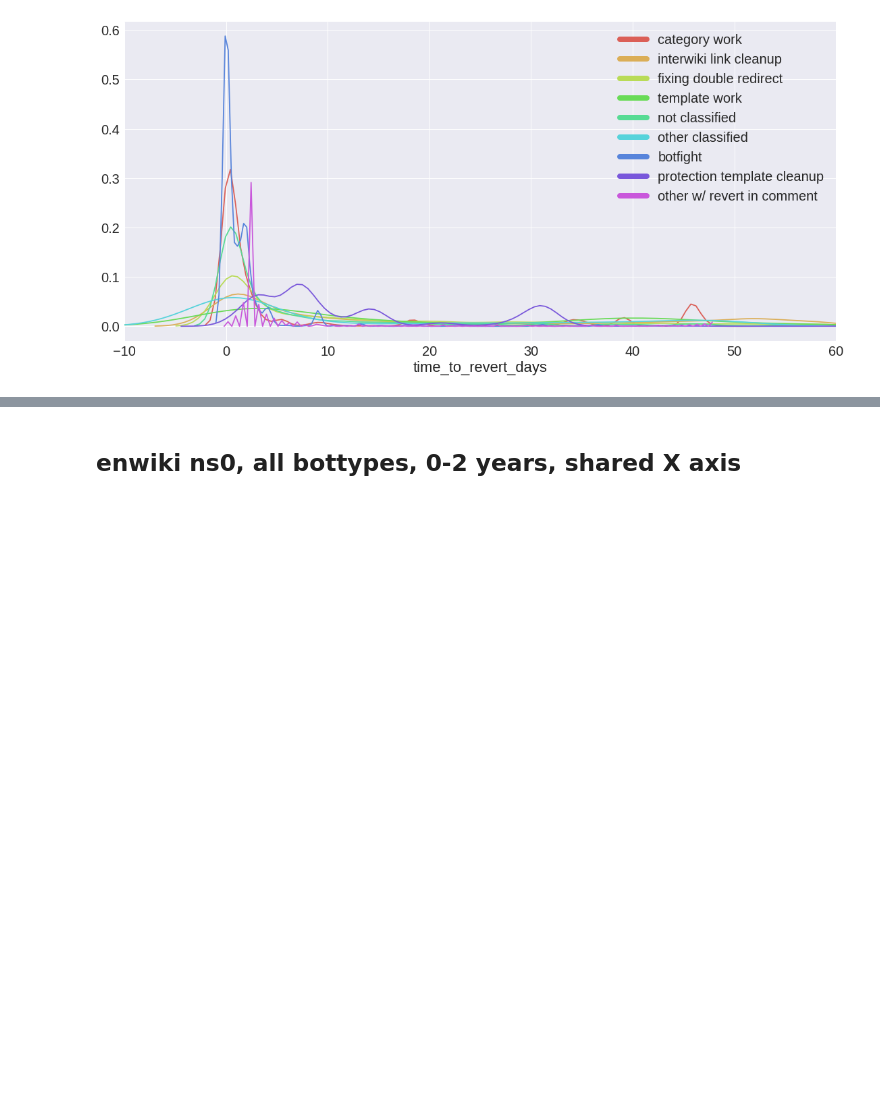
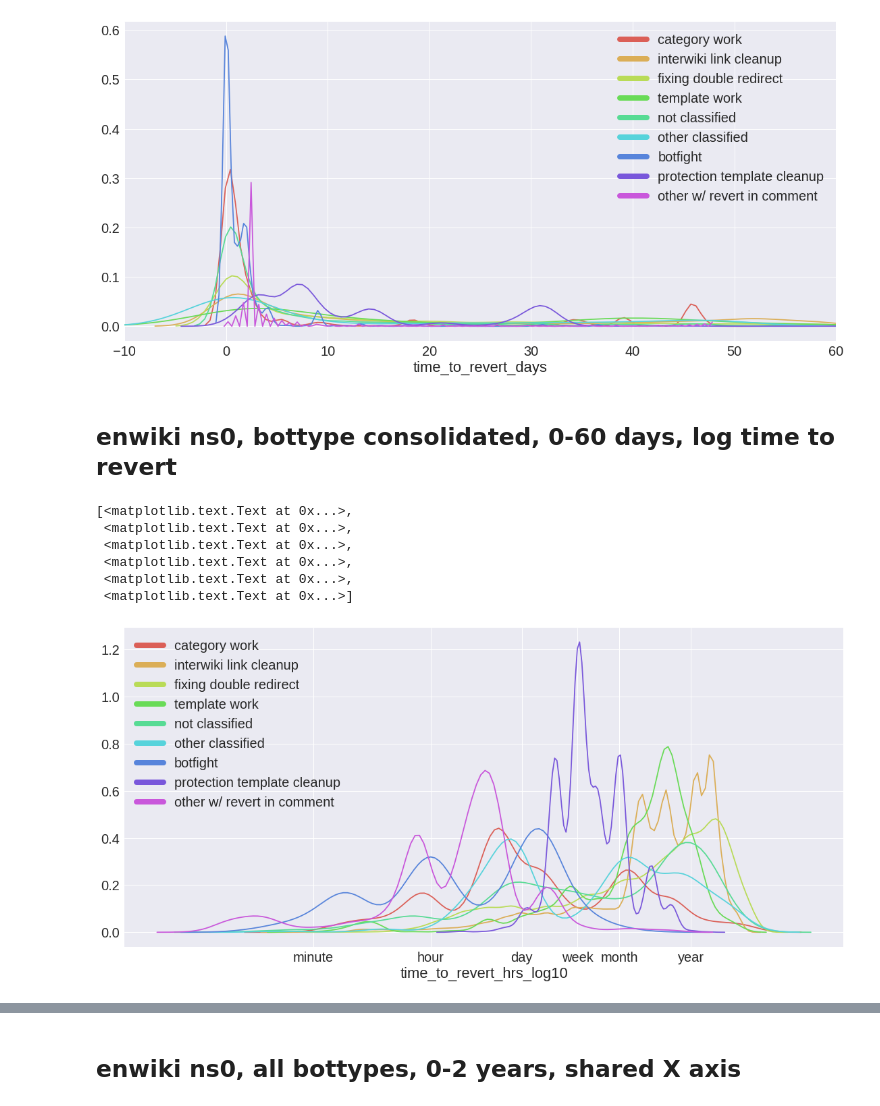
Before and after one commit to halfak/are-the-bots-really-fighting, a Jupyter notebook: analysis/time_to_revert/time-to-revert-classified.ipynb, the cells around one changed output, grey strips where cells are left out. Saved outputs shown, nothing was run; the diff lists cells and outputs as text; code cells hidden in the pictures; blank space fills up the shorter version.

Commit message:
add logx plots

```diff
--- a/analysis/time_to_revert/time-to-revert-classified.ipynb
+++ b/analysis/time_to_revert/time-to-revert-classified.ipynb
@@ -61,3 +61,6 @@ link syntax fixing                                     186
 template tagging                                        48
 commons image migration                                 10
 Name: bottype, dtype: int64
+# %%
+df_all['time_to_revert_days_log10'] = df_all['time_to_revert_days'].apply(np.log10)
+df_all['time_to_revert_hrs_log10'] = df_all['time_to_revert_hrs'].apply(np.log10)
@@ -135,3 +150,26 @@ for legobj in leg.legendHandles:
     legobj.set_linewidth(8.0)
 # %% [output]
 [figure]
+# %% [markdown]
+## enwiki ns0, bottype consolidated, 0-60 days, log time to revert
+# %%
+sns.set(font_scale=2)
+pal = sns.color_palette("hls", 10)
+g = sns.FacetGrid(df_en_ns0, palette=pal, hue="bottype_consolidated", size=8, aspect=2)
+g.map(sns.kdeplot, "time_to_revert_hrs_log10")
+#g.add_legend()
+leg = plt.legend()
+for legobj in leg.legendHandles:
+    legobj.set_linewidth(8.0)
+
+
+g.ax.set_xticks([np.log10(1/60),np.log10(1), np.log10(24), np.log10(24*7), np.log10(24*30), np.log10(24*365)])
+g.ax.set_xticklabels(["minute", "hour", "day", "week", "month", "year"])
+# %% [output]
+[<matplotlib.text.Text at 0x...>,
+ <matplotlib.text.Text at 0x...>,
+ <matplotlib.text.Text at 0x...>,
+ <matplotlib.text.Text at 0x...>,
+ <matplotlib.text.Text at 0x...>,
+ <matplotlib.text.Text at 0x...>]
+[figure, added]
```
Also changed, not shown: parts of 8 cells of this notebook.
